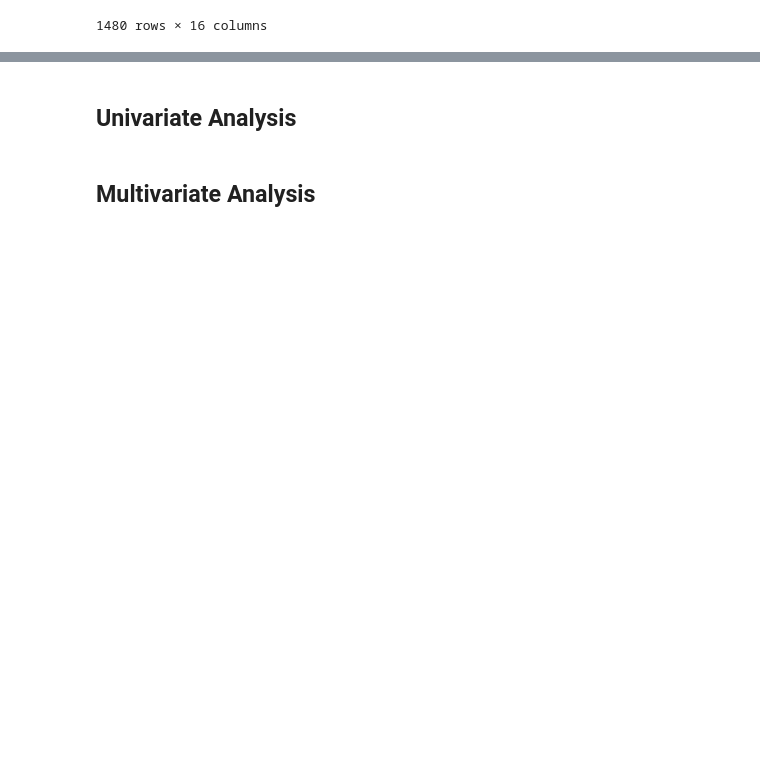
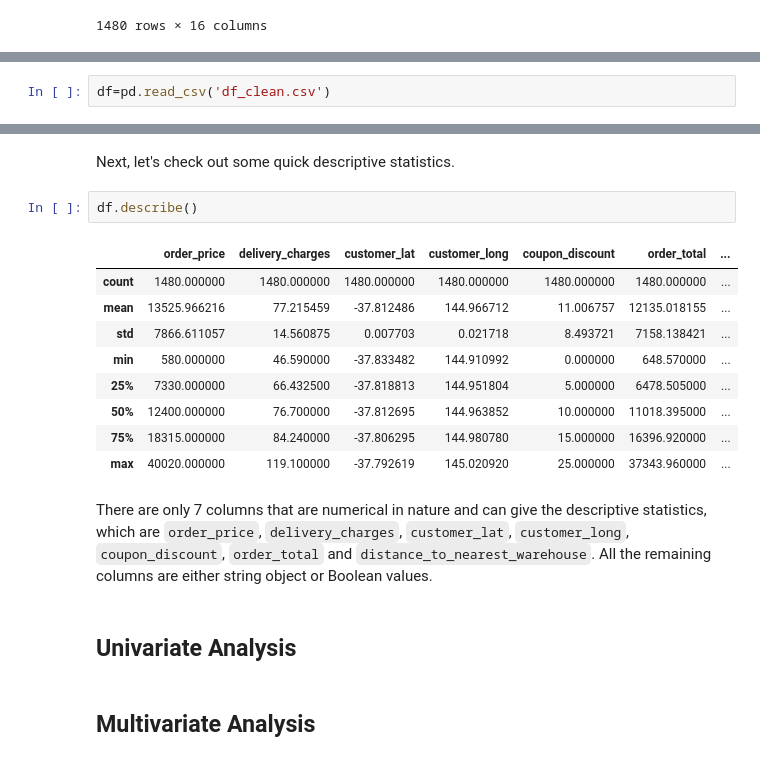
Before and after one commit to DanielTranDS/TransactionalRetailData-Wrangling-EDA, a Jupyter notebook: TransactionalRetail_Codes.ipynb, the cells around one changed output, grey strips where cells are left out. Saved outputs shown, nothing was run; the diff lists cells and outputs as text; blank space fills up the shorter version.

Commit message:
Take a quick look at some descriptive statistics

```diff
--- a/TransactionalRetail_Codes.ipynb
+++ b/TransactionalRetail_Codes.ipynb
@@ -1892 +1892,3 @@ df_clean
 df_clean.to_csv('df_clean.csv',index=False)
+# %%
+df=pd.read_csv('df_clean.csv')
@@ -1893,3 +1904,19 @@ df_clean.to_csv('df_clean.csv',index=False)
+# %% [markdown]
+Next, let's check out some quick descriptive statistics.
+# %%
+df.describe()
+# %% [output]
+|  | order_price | delivery_charges | customer_lat | customer_long | coupon_discount | order_total | ... |
+| count | 1480.000000 | 1480.000000 | 1480.000000 | 1480.000000 | 1480.000000 | 1480.000000 | ... |
+| mean | 13525.966216 | 77.215459 | -37.812486 | 144.966712 | 11.006757 | 12135.018155 | ... |
+| std | 7866.611057 | 14.560875 | 0.007703 | 0.021718 | 8.493721 | 7158.138421 | ... |
+| min | 580.000000 | 46.590000 | -37.833482 | 144.910992 | 0.000000 | 648.570000 | ... |
+| 25% | 7330.000000 | 66.432500 | -37.818813 | 144.951804 | 5.000000 | 6478.505000 | ... |
+| 50% | 12400.000000 | 76.700000 | -37.812695 | 144.963852 | 10.000000 | 11018.395000 | ... |
+| 75% | 18315.000000 | 84.240000 | -37.806295 | 144.980780 | 15.000000 | 16396.920000 | ... |
+| max | 40020.000000 | 119.100000 | -37.792619 | 145.020920 | 25.000000 | 37343.960000 | ... |
+# %% [markdown]
+There are only 7 columns that are numerical in nature and can give the descriptive statistics, which are `order_price`, `delivery_charges`, `customer_lat`, `customer_long`, `coupon_discount`, `order_total` and `distance_to_nearest_warehouse`. All the remaining columns are either string object or Boolean values.
 # %% [markdown]
 ## Univariate Analysis <a class="anchor" id="2.2"></a>
 # %% [markdown]
```
Also changed, not shown: parts of 2 cells of this notebook.
